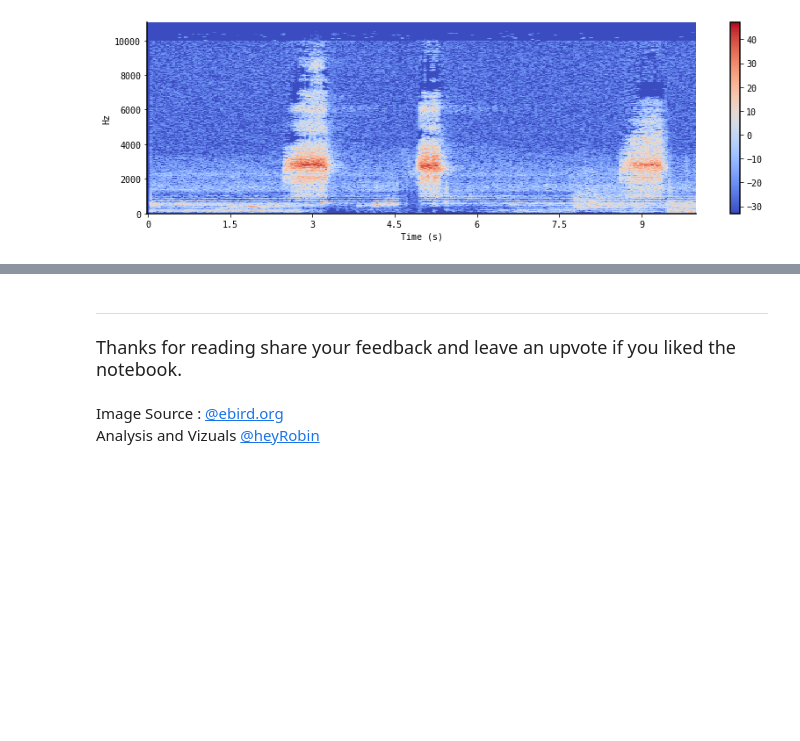
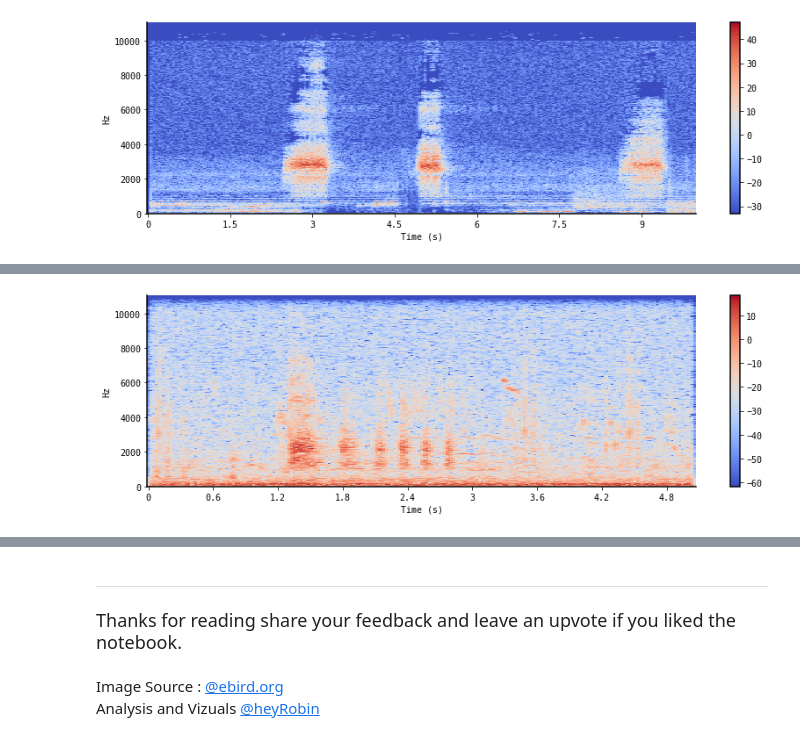
Before and after one commit to heyrobin/Birds-identify-eda, a Jupyter notebook: birds-eda.ipynb, the cells around one changed output, grey strips where cells are left out. Cells and saved outputs as stored; diff of their text form; code cells hidden in the pictures; blank space fills up the shorter version.

```diff
--- a/birds-eda.ipynb
+++ b/birds-eda.ipynb
@@ -284,0 +309,3 @@ bird(4,"Barn Owl")
+# %%
+bird(0,"Mallard")
+# %% [output]
@@ -284,0 +313 @@ bird(4,"Barn Owl")
+[figure, added]
```
Also changed, not shown: parts of 14 cells of this notebook.
